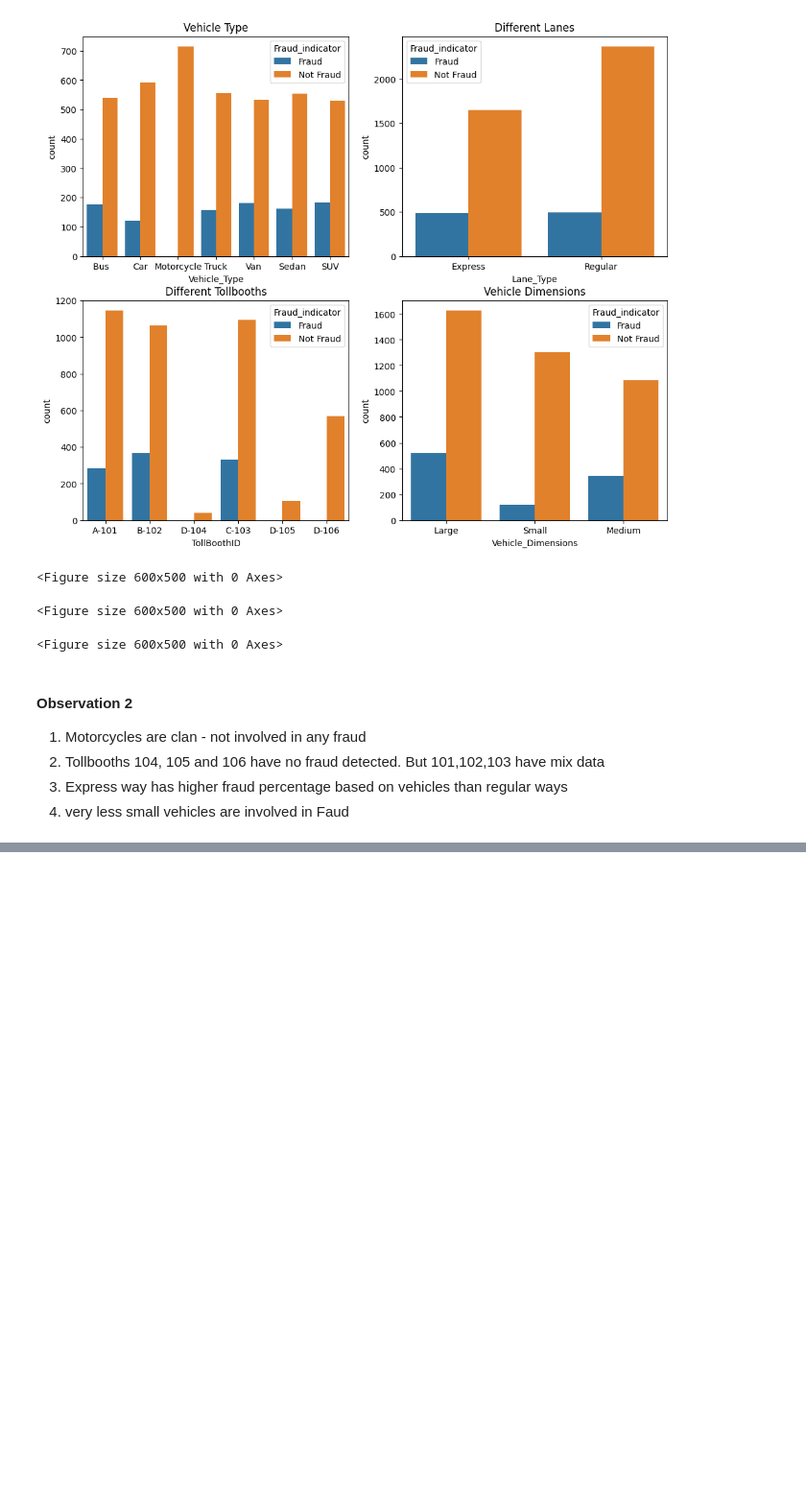
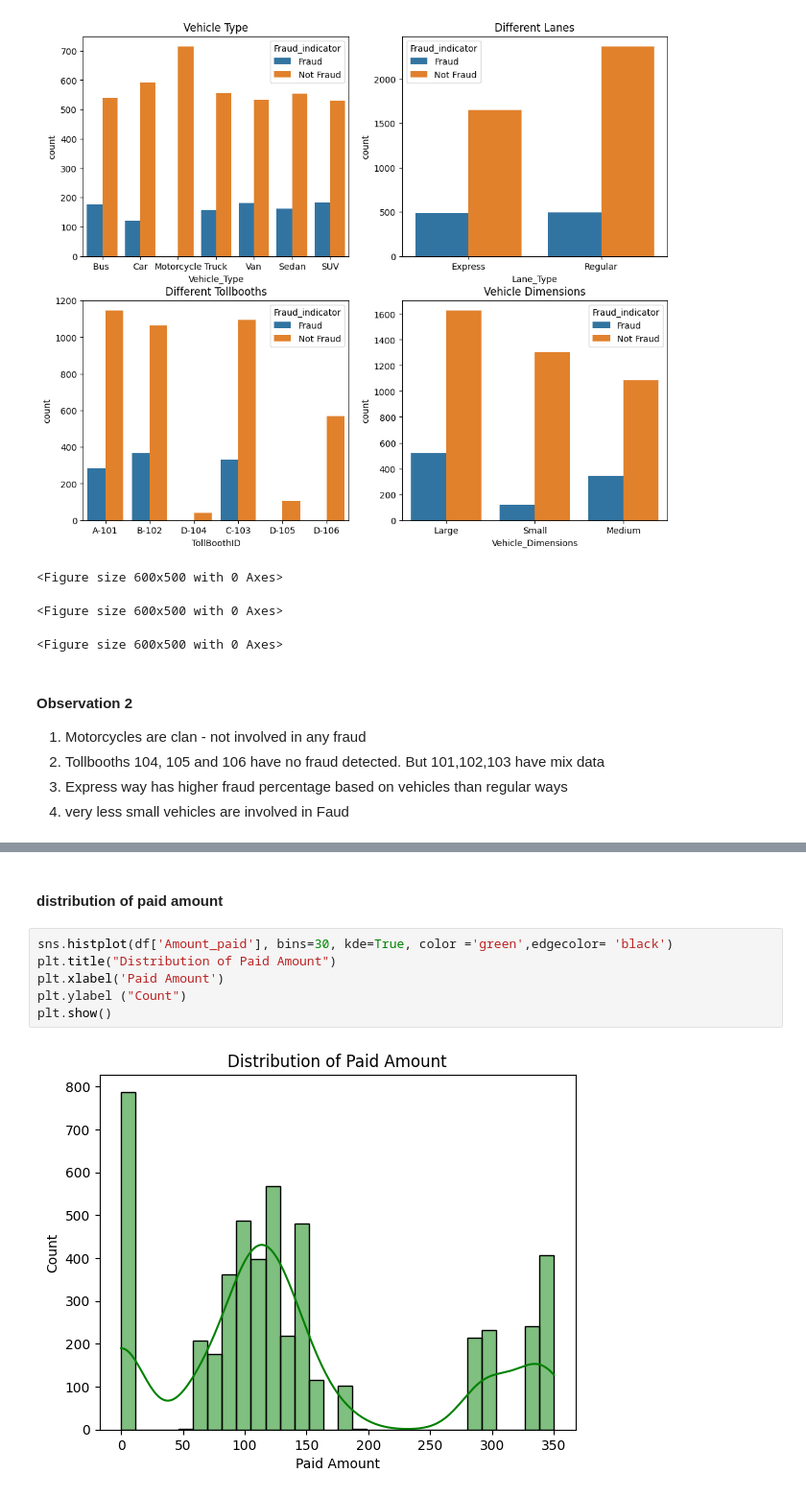
Before and after one commit to misrapk/Data-Science-ML-Projects, a Jupyter notebook: YTProjects/01FraudDetection/fastag-fraud-detection.ipynb, the cells around one changed output, grey strips where cells are left out. Shown at 96% size. Drawn from its saved outputs; the diff is of its cells as text; blank space fills up the shorter version.

```diff
--- a/YTProjects/01FraudDetection/fastag-fraud-detection.ipynb
+++ b/YTProjects/01FraudDetection/fastag-fraud-detection.ipynb
@@ -233,0 +252,10 @@ plt.tight_layout()
+# %% [markdown]
+#### distribution of paid amount
+# %%
+sns.histplot(df['Amount_paid'], bins=30, kde=True, color ='green',edgecolor= 'black')
+plt.title("Distribution of Paid Amount")
+plt.xlabel('Paid Amount')
+plt.ylabel ("Count")
+plt.show()
+# %% [output]
+[figure, added]
```
Also changed, not shown: parts of 27 cells of this notebook.
